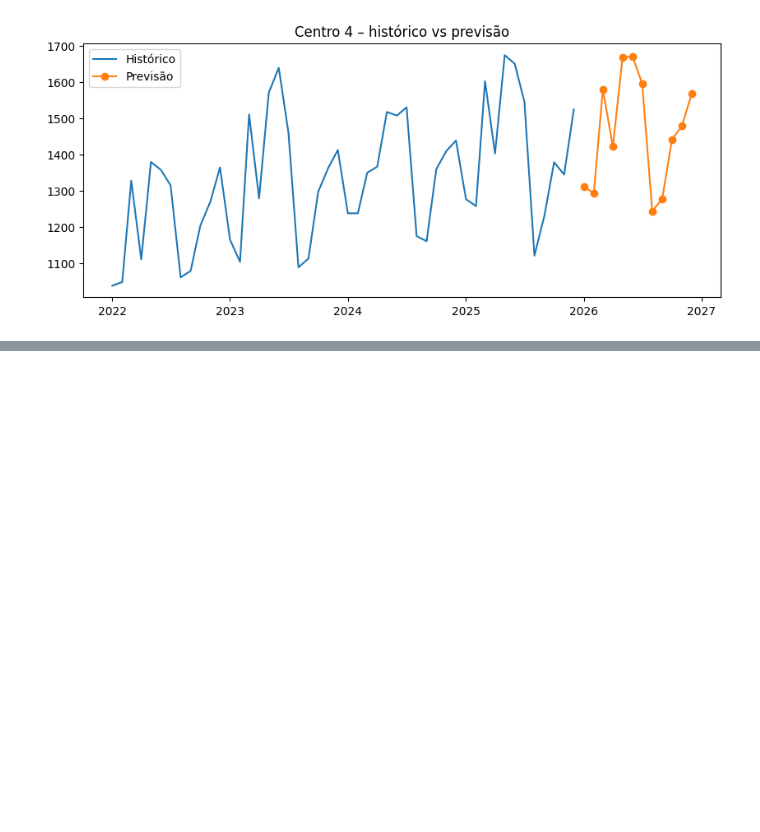
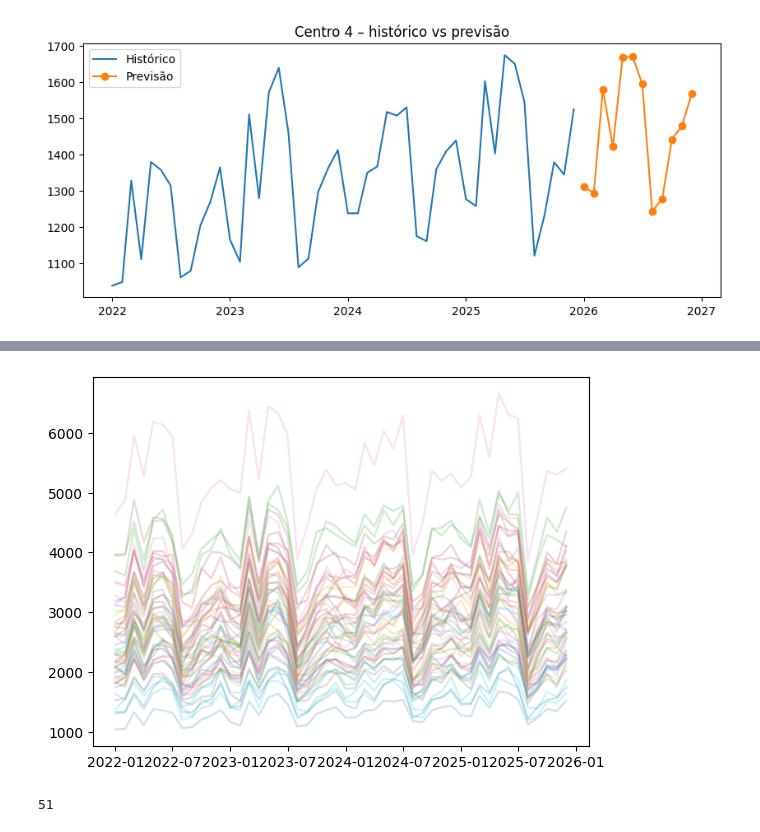
Before and after one commit to catarinatorres26/Projeto_Final, a Jupyter notebook: notebooks/01_eda_monthly_center_31.ipynb, the cells around one changed output, grey strips where cells are left out. Saved outputs shown, nothing was run; the diff lists cells and outputs as text; code cells hidden in the pictures; blank space fills up the shorter version.

```diff
--- a/notebooks/01_eda_monthly_center_31.ipynb
+++ b/notebooks/01_eda_monthly_center_31.ipynb
@@ -134,0 +220,9 @@ RMSE: 47.58
+# %%
+for cid, g in df.groupby("CFGCENTROID"):
+    plt.plot(g["MONTH"], g["y"], alpha=0.2)
+# %% [output]
+[figure, added]
+# %%
+df["CFGCENTROID"].nunique()
+# %% [output]
+51
```
Also changed, not shown: parts of 5 cells of this notebook, 4 other files.
